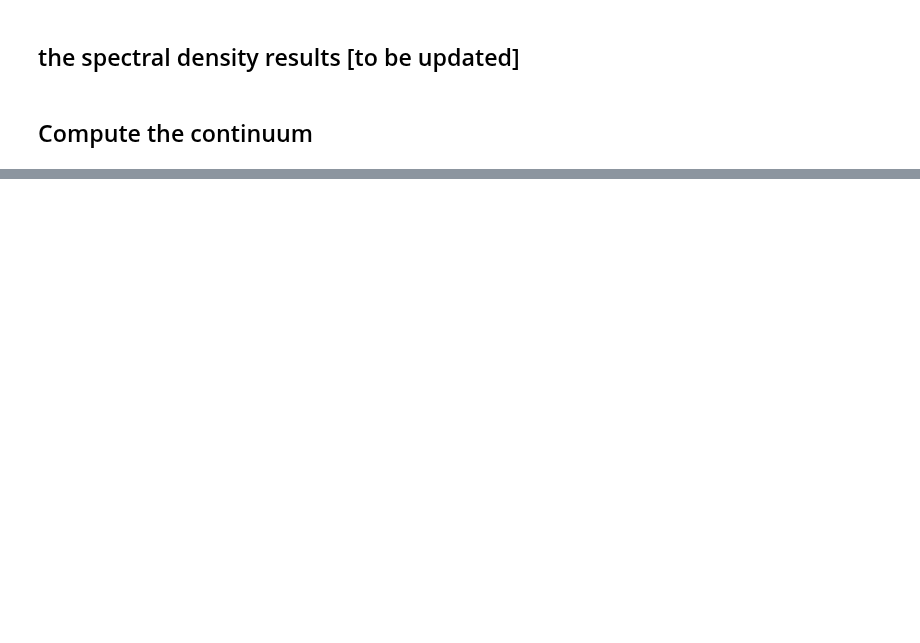
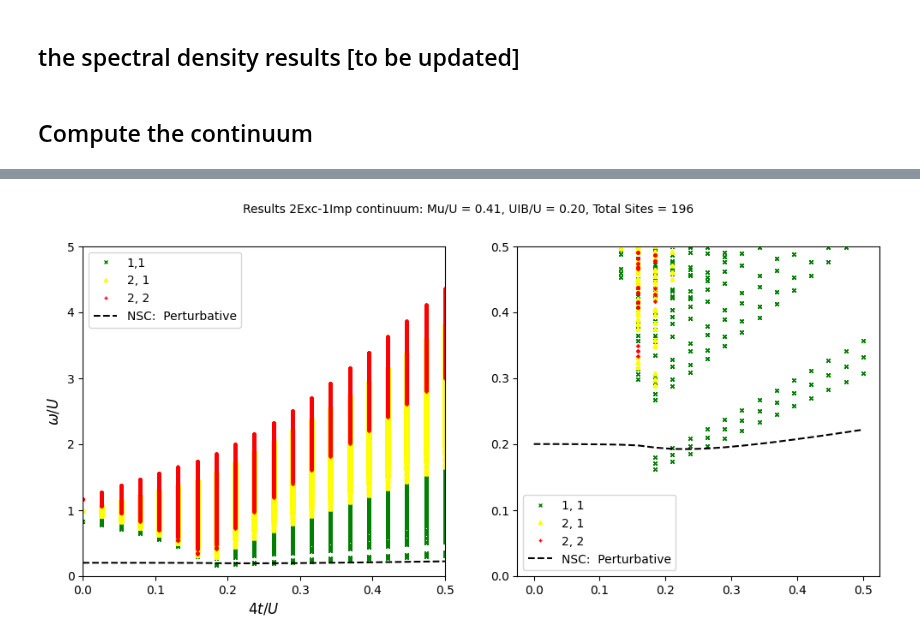
Before and after one commit to ragheedalhyder/BoseHubbard, a Jupyter notebook: src/continuum_VEC.ipynb, the cells around one changed output, grey strips where cells are left out. Drawn from its saved outputs; the diff is of its cells as text; code cells hidden in the pictures; blank space fills up the shorter version.

```diff
--- a/src/continuum_VEC.ipynb
+++ b/src/continuum_VEC.ipynb
@@ -135 +144,41 @@ filename = f'../figs/Continuum/dJU_{dJU}_Mu_{muU:.2f}_M_{grid.M}_N_{N}_num_dJU_{
 fig.savefig(filename, dpi=300, bbox_inches='tight')
+# %%
+## 1 excitation - 1 impurity continuua
+fig, (ax1,ax2) = plt.subplots(ncols = 2, figsize = (12,5))
+
+msize = 3
+for dJU_ind in range(0, len(dJUs)):
+    if dJU_ind == 0:
+        ax1.plot(dJUs_rep[dJU_ind, M], continuum_2p[dJU_ind, M, M ], 'x', color="green",markersize = msize, label = '1,1')
+        ax1.plot(dJUs_rep[dJU_ind, M], continuum_2p[dJU_ind, M, 2*M ], '^', color="yellow",markersize = msize, label = '2, 1')
+        ax1.plot(dJUs_rep[dJU_ind, M], continuum_2p[dJU_ind, 2*M, 2*M ], '+', color="red",markersize = msize, label = '2, 2')
+        ax2.plot(dJUs_rep[dJU_ind, M], continuum_2p[dJU_ind, M, M ], 'x', color="green",markersize = msize, label = '1, 1')
+        ax2.plot(dJUs_rep[dJU_ind, M], continuum_2p[dJU_ind, M, 2*M ], '^', color="yellow",markersize = msize, label = '2, 1')
+        ax2.plot(dJUs_rep[dJU_ind, M], continuum_2p[dJU_ind, 2*M, 2*M ], '+', color="red",markersize = msize, label = '2, 2')
+
+    ax1.plot(dJUs_rep[dJU_ind, M : 2*M], continuum_2p[dJU_ind, M: 2*M, M: 2*M ], 'x', color="green",markersize = msize)
+    ax1.plot(dJUs_rep[dJU_ind, M : 2*M], continuum_2p[dJU_ind, M: 2*M, 2*M: 3*M ], '^', color="yellow",markersize = msize)
+    ax1.plot(dJUs_rep[dJU_ind, M : 2*M], continuum_2p[dJU_ind, 2*M: 3*M, 2*M: 3*M ], '+', color="red",markersize = msize)
+    ax2.plot(dJUs_rep[dJU_ind, M : 2*M], continuum_2p[dJU_ind, M: 2*M, M: 2*M ], 'x', color="green",markersize = msize)
+    ax2.plot(dJUs_rep[dJU_ind, M : 2*M], continuum_2p[dJU_ind, M: 2*M, 2*M: 3*M ], '^', color="yellow",markersize = msize)
+    ax2.plot(dJUs_rep[dJU_ind, M : 2*M], continuum_2p[dJU_ind, 2*M: 3*M, 2*M: 3*M ], '+', color="red",markersize = msize)
+
+
+
+ax1.set_xlabel(r'$4t/U$', fontsize=12)
+#ax2.set_xlabel(r'$4t/U$', fontsize=12)
+ax1.set_ylabel(r'$\omega/U$', fontsize=12)
+
+
+ax1.plot(dJUs, pertE, linestyle='--', label='NSC:  Perturbative', color='black', linewidth=1.5)
+ax2.plot(dJUs, pertE, linestyle='--', label='NSC:  Perturbative', color='black', linewidth=1.5)
+fig.suptitle(f"Results 2Exc-1Imp continuum: Mu/U = {muU:0.2f}, UIB/U = {UIB:0.2f}, Total Sites = {M}", fontsize = 10)
+ax1.set_ylim(0,5)
+ax2.set_ylim(0,0.5)
+#ax2.set_ylim(0, 1)
+ax1.set_xlim(min(dJUs), max(dJUs))
+ax1.legend()
+ax2.legend()
+plt.show()
+# %% [output]
+[figure, added]
```
Also changed, not shown: parts of 4 cells of this notebook, 31 other files.
